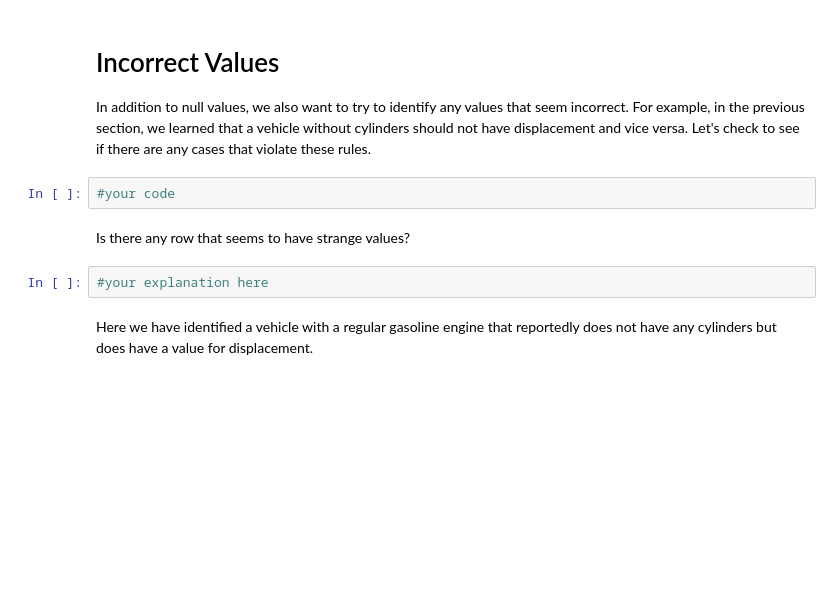
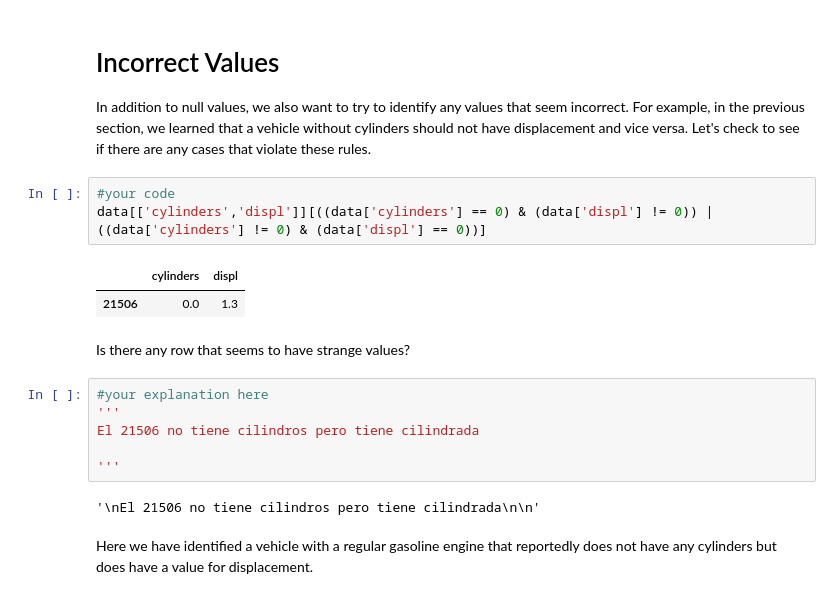
Before and after one commit to Ironhack-Data-Madrid-Abril-2023/2.4-lab_data_cleaning, a Jupyter notebook: your-code/main.ipynb, the cells around one changed output. Drawn from its saved outputs; the diff is of its cells as text; blank space fills up the shorter version.

```diff
--- a/your-code/main.ipynb
+++ b/your-code/main.ipynb
@@ -181,12 +216,22 @@ Now that we have filled in those null values, there are only two columns in the
 # Incorrect Values
 
 In addition to null values, we also want to try to identify any values that seem incorrect. For example, in the previous section, we learned that a vehicle without cylinders should not have displacement and vice versa. Let's check to see if there are any cases that violate these rules.
-# %%
-#your code
+# %%
+#your code
+data[['cylinders','displ']][((data['cylinders'] == 0) & (data['displ'] != 0)) | ((data['cylinders'] != 0) & (data['displ'] == 0))]
+# %% [output]
+|  | cylinders | displ |
+| 21506 | 0.0 | 1.3 |
 # %% [markdown]
 Is there any row that seems to have strange values?
 # %%
 #your explanation here
+'''
+El 21506 no tiene cilindros pero tiene cilindrada
+
+'''
+# %% [output]
+'\nEl 21506 no tiene cilindros pero tiene cilindrada\n\n'
 # %% [markdown]
 Here we have identified a vehicle with a regular gasoline engine that reportedly does not have any cylinders but does have a value for displacement.
 # %% [markdown]
```
Also changed, not shown: parts of 26 cells of this notebook, 1 other file.
